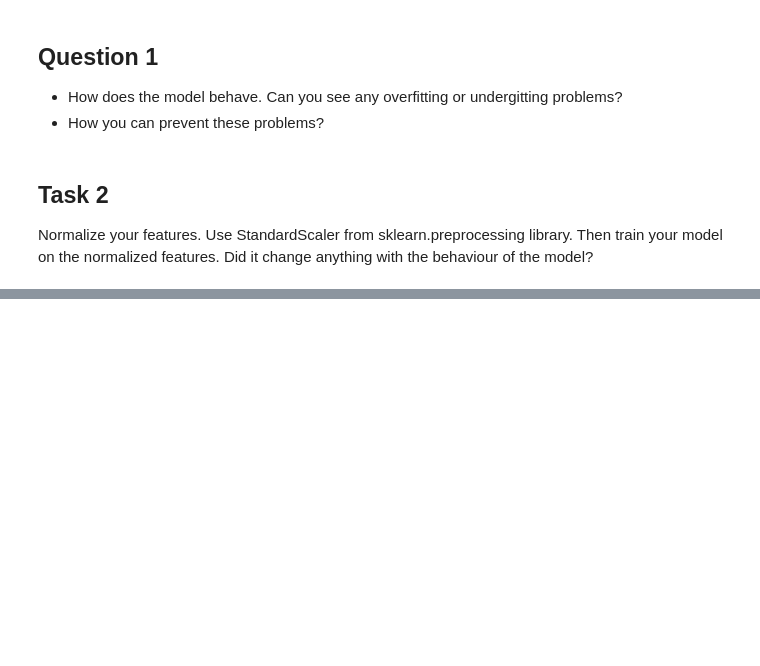
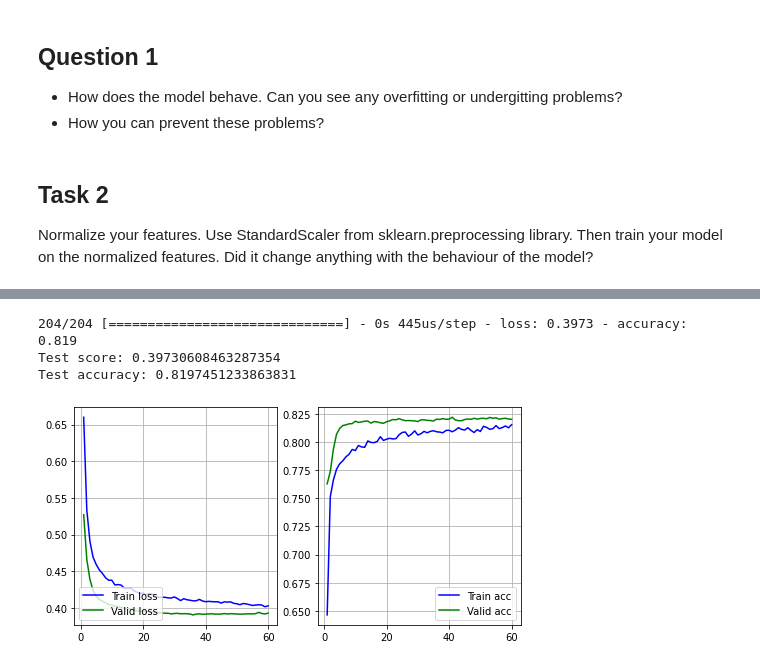
Before and after one commit to sobson125/Machine-Learning, a Jupyter notebook: Studies/Keras Basics/census_keras_empty.ipynb, the cells around one changed output, grey strips where cells are left out. Drawn from its saved outputs; the diff is of its cells as text; code cells hidden in the pictures; blank space fills up the shorter version.

```diff
--- a/Studies/Keras Basics/census_keras_empty.ipynb
+++ b/Studies/Keras Basics/census_keras_empty.ipynb
@@ -183,7 +489,17 @@ def create_model():
 Normalize your features. Use StandardScaler from sklearn.preprocessing library. Then train your model on the normalized features. Did it change anything with the behaviour of the model?
 # %%
 from sklearn.preprocessing import StandardScaler
-# ENTER YOUR CODE HERE
+# ENTER YOUR CODE HERE (4 lines of code)
+scaler = StandardScaler()
+X_train = scaler.fit_transform(X_train)
+X_valid = scaler.transform(X_valid)
+X_test = scaler.transform(X_test)
 # %%
 # Create and train the model
 # ENTER YOUR CODE HERE
+CELLS = 32
+LEARNING_RATE = 0.0004
+EPOCHS = 60
+BATCH_SIZE = 256
+KEEP_PROBABILITY = 0.5
+NR_INPUTS = X_train.shape[1]
@@ -192,0 +506,4 @@ hello
+# %%
+model = create_model()
+
+model.summary()
@@ -192,0 +527,6 @@ hello
+# %%
+history = model.fit(X_train, y_train,
+                    validation_data = (X_valid, y_valid),
+                    batch_size = BATCH_SIZE,
+                    epochs = EPOCHS
+                    )
@@ -192,0 +551,13 @@ hello
+# %%
+
+score, acc = model.evaluate(X_test, y_test)
+print('Test score:', score)
+print('Test accuracy:', acc)
+# %% [output]
+204/204 [==============================] - 0s 445us/step - loss: 0.3973 - accuracy: 0.819
+Test score: 0.39730608463287354
+Test accuracy: 0.8197451233863831
+# %%
+plot_train_valid_history(history)
+# %% [output]
+[figure, added]
```
Also changed, not shown: parts of 29 cells of this notebook, 1 other file.
